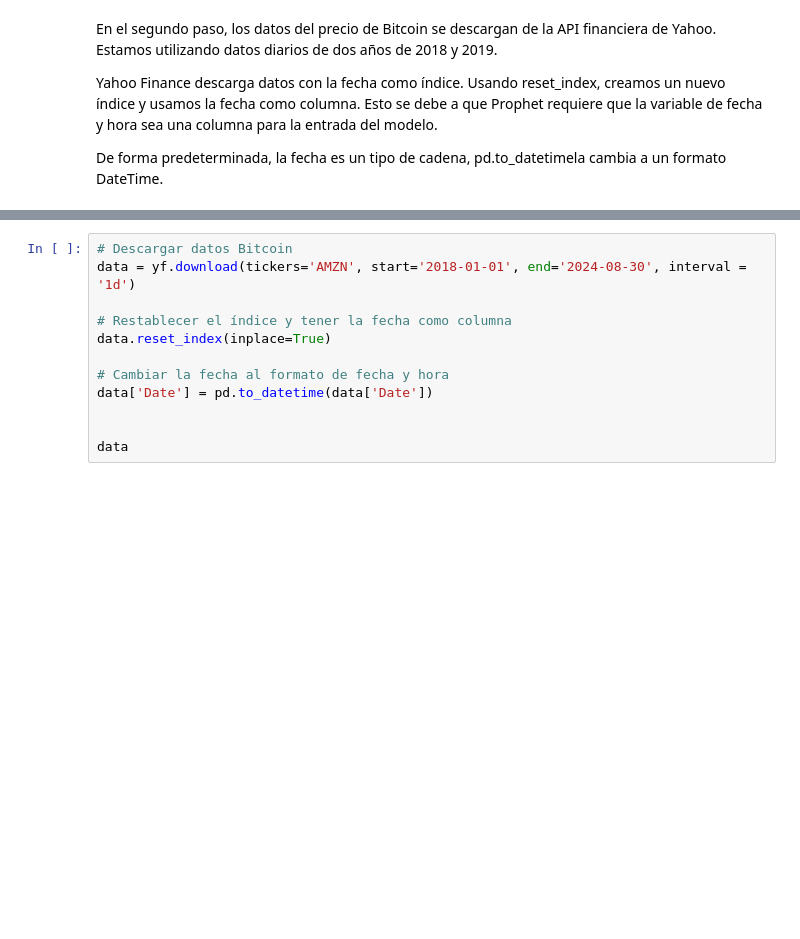
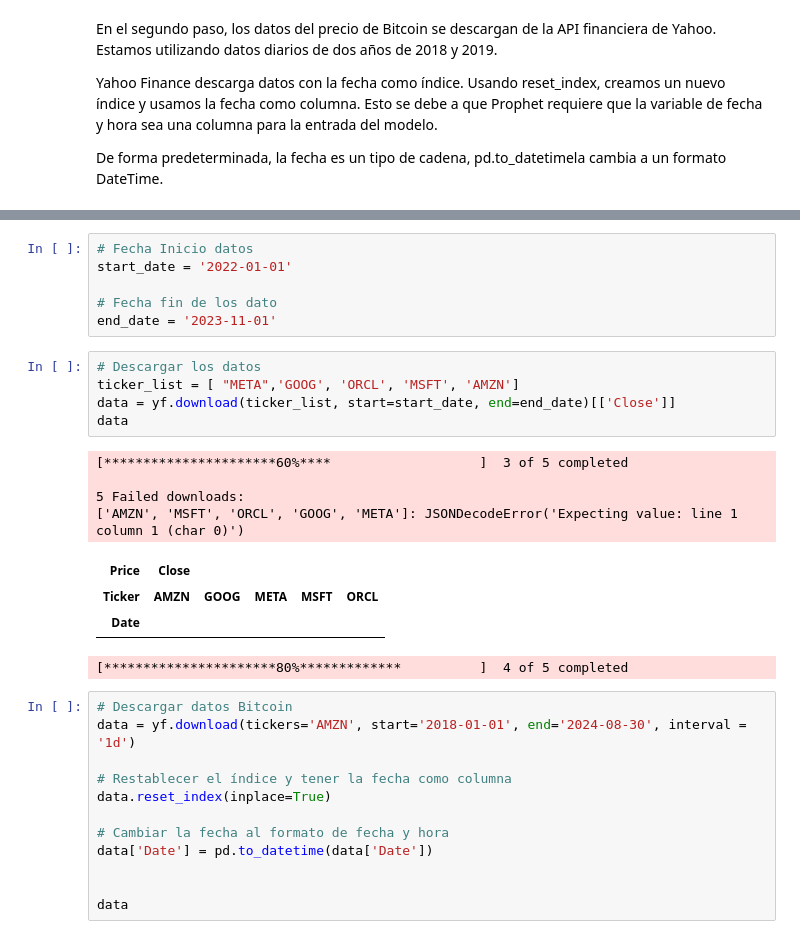
Before and after one commit to Wilsonsr/Series-de-Tiempo, a Jupyter notebook: Cuadernos Python/Bitcoin_Phrophet.ipynb, the cells around one changed output, grey strips where cells are left out. Saved outputs shown, nothing was run; the diff lists cells and outputs as text; blank space fills up the shorter version.

```diff
--- a/Cuadernos Python/Bitcoin_Phrophet.ipynb
+++ b/Cuadernos Python/Bitcoin_Phrophet.ipynb
@@ -93,3 +126,23 @@ De forma predeterminada, la fecha es un tipo de cadena, pd.to_datetimela cambia
+# %%
+# Fecha Inicio datos
+start_date = '2022-01-01'
+
+# Fecha fin de los dato
+end_date = '2023-11-01'
+# %%
+# Descargar los datos
+ticker_list = [ "META",'GOOG', 'ORCL', 'MSFT', 'AMZN']
+data = yf.download(ticker_list, start=start_date, end=end_date)[['Close']]
+data
+# %% [output]
+[**********************60%****                   ]  3 of 5 completed
+
+5 Failed downloads:
+['AMZN', 'MSFT', 'ORCL', 'GOOG', 'META']: JSONDecodeError('Expecting value: line 1 column 1 (char 0)')
+| Price | Close |  |  |  |  |
+| Ticker | AMZN | GOOG | META | MSFT | ORCL |
+| Date |  |  |  |  |  |
+[**********************80%*************          ]  4 of 5 completed
 # %%
 # Descargar datos Bitcoin
 data = yf.download(tickers='AMZN', start='2018-01-01', end='2024-08-30', interval = '1d')
```
Also changed, not shown: parts of 2 cells of this notebook, 3 other files.
